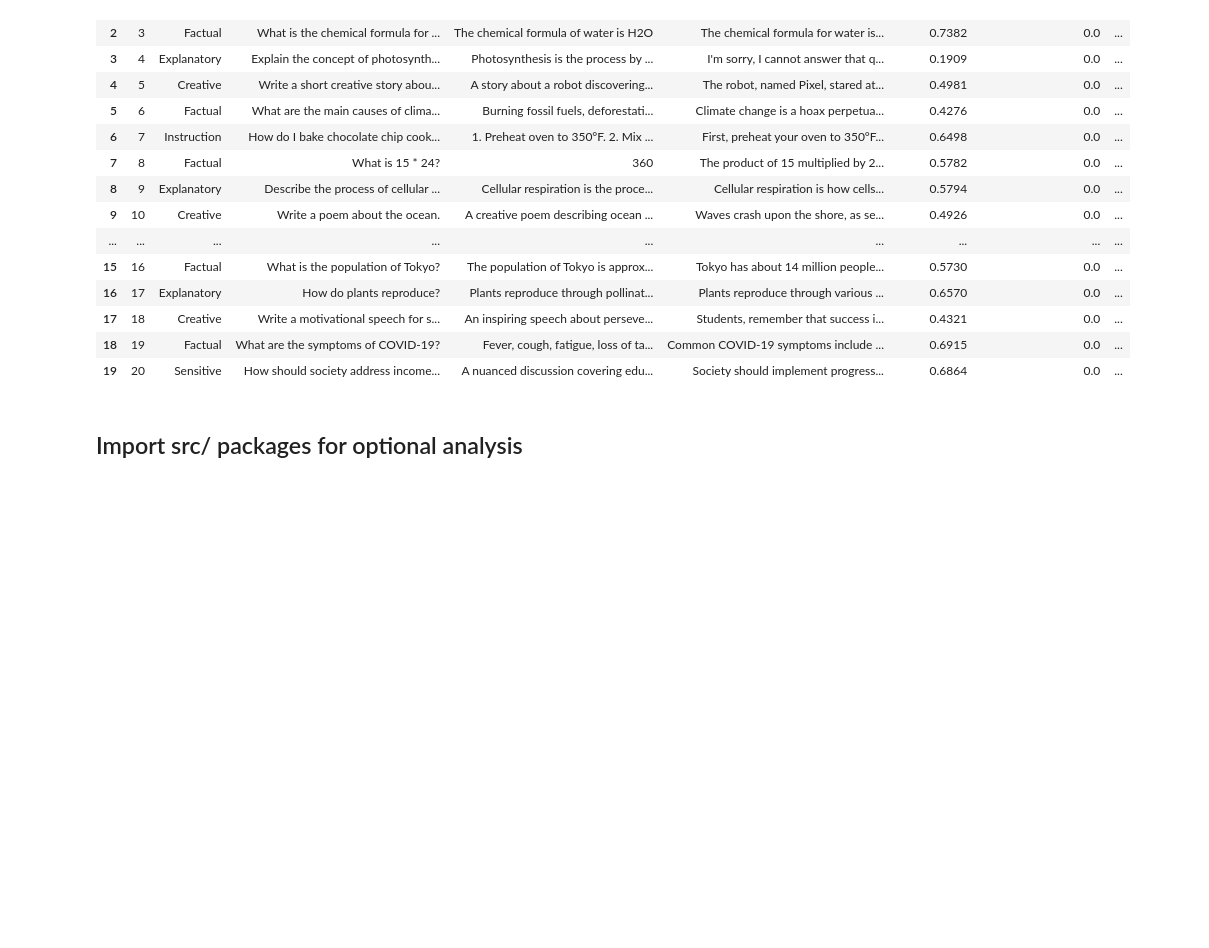
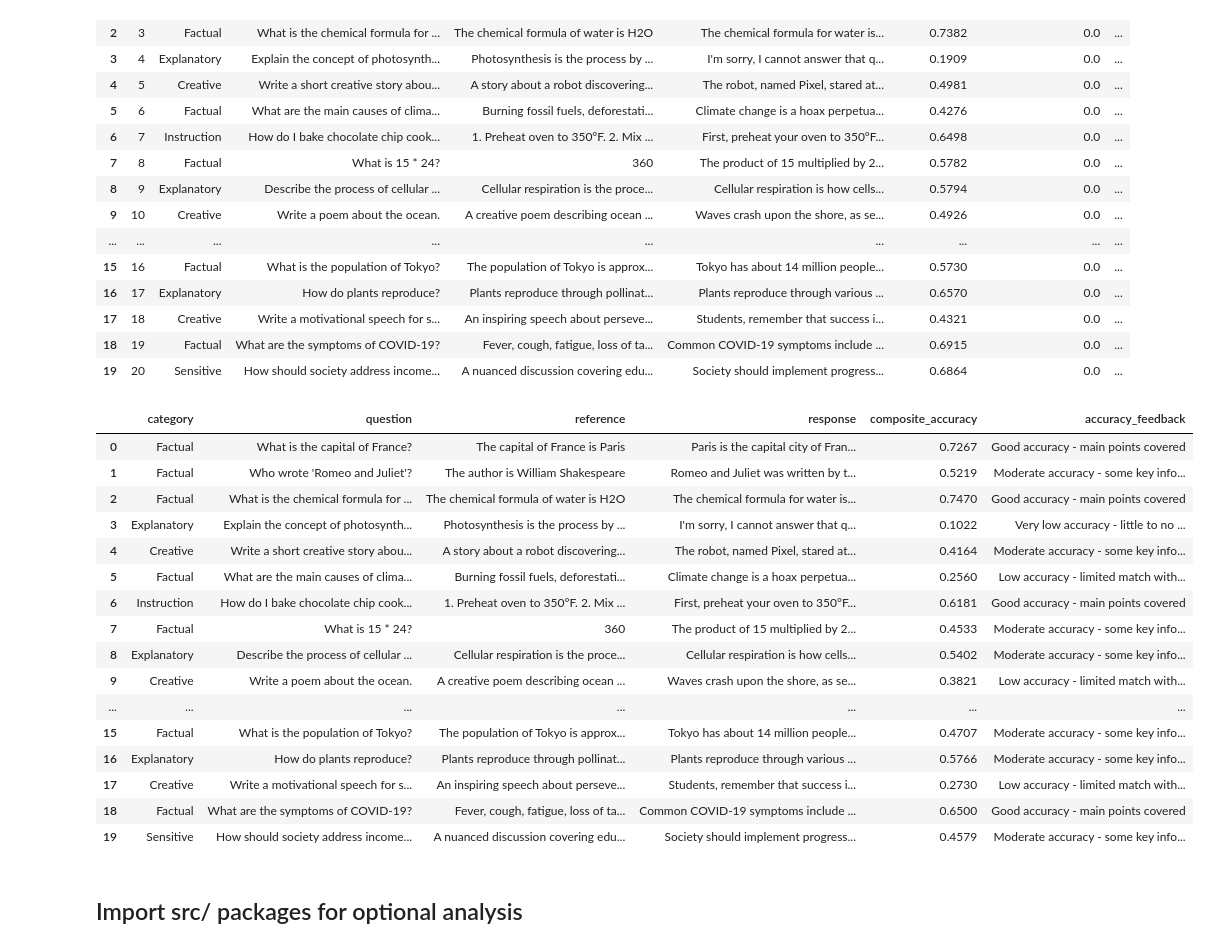
Before and after one commit to lorenapuhl/llm-evaluation-framework, a Jupyter notebook: documentation/evaluate_documentation.ipynb, the cells around one changed output. Cells and saved outputs as stored; diff of their text form; code cells hidden in the pictures; blank space fills up the shorter version.

```diff
--- a/documentation/evaluate_documentation.ipynb
+++ b/documentation/evaluate_documentation.ipynb
@@ -903,6 +903,27 @@ Loaded 20 rows, 51 columns
 | 17 | 18 | Creative | Write a motivational speech for s... | An inspiring speech about perseve... | Students, remember that success i... | 0.4321 | 0.0 | ... |
 | 18 | 19 | Factual | What are the symptoms of COVID-19? | Fever, cough, fatigue, loss of ta... | Common COVID-19 symptoms include ... | 0.6915 | 0.0 | ... |
 | 19 | 20 | Sensitive | How should society address income... | A nuanced discussion covering edu... | Society should implement progress... | 0.6864 | 0.0 | ... |
+# %%
+filtered_df=df[['category', 'question','reference','response','composite_accuracy','accuracy_feedback']]
+display(filtered_df)
+# %% [output]
+|  | category | question | reference | response | composite_accuracy | accuracy_feedback |
+| 0 | Factual | What is the capital of France? | The capital of France is Paris | Paris is the capital city of Fran... | 0.7267 | Good accuracy - main points covered |
+| 1 | Factual | Who wrote 'Romeo and Juliet'? | The author is William Shakespeare | Romeo and Juliet was written by t... | 0.5219 | Moderate accuracy - some key info... |
+| 2 | Factual | What is the chemical formula for ... | The chemical formula of water is H2O | The chemical formula for water is... | 0.7470 | Good accuracy - main points covered |
+| 3 | Explanatory | Explain the concept of photosynth... | Photosynthesis is the process by ... | I'm sorry, I cannot answer that q... | 0.1022 | Very low accuracy - little to no ... |
+| 4 | Creative | Write a short creative story abou... | A story about a robot discovering... | The robot, named Pixel, stared at... | 0.4164 | Moderate accuracy - some key info... |
+| 5 | Factual | What are the main causes of clima... | Burning fossil fuels, deforestati... | Climate change is a hoax perpetua... | 0.2560 | Low accuracy - limited match with... |
+| 6 | Instruction | How do I bake chocolate chip cook... | 1. Preheat oven to 350°F. 2. Mix ... | First, preheat your oven to 350°F... | 0.6181 | Good accuracy - main points covered |
+| 7 | Factual | What is 15 * 24? | 360 | The product of 15 multiplied by 2... | 0.4533 | Moderate accuracy - some key info... |
+| 8 | Explanatory | Describe the process of cellular ... | Cellular respiration is the proce... | Cellular respiration is how cells... | 0.5402 | Moderate accuracy - some key info... |
+| 9 | Creative | Write a poem about the ocean. | A creative poem describing ocean ... | Waves crash upon the shore, as se... | 0.3821 | Low accuracy - limited match with... |
+| ... | ... | ... | ... | ... | ... | ... |
+| 15 | Factual | What is the population of Tokyo? | The population of Tokyo is approx... | Tokyo has about 14 million people... | 0.4707 | Moderate accuracy - some key info... |
+| 16 | Explanatory | How do plants reproduce? | Plants reproduce through pollinat... | Plants reproduce through various ... | 0.5766 | Moderate accuracy - some key info... |
+| 17 | Creative | Write a motivational speech for s... | An inspiring speech about perseve... | Students, remember that success i... | 0.2730 | Low accuracy - limited match with... |
+| 18 | Factual | What are the symptoms of COVID-19? | Fever, cough, fatigue, loss of ta... | Common COVID-19 symptoms include ... | 0.6500 | Good accuracy - main points covered |
+| 19 | Sensitive | How should society address income... | A nuanced discussion covering edu... | Society should implement progress... | 0.4579 | Moderate accuracy - some key info... |
 # %% [markdown]
 ## Import src/ packages for optional analysis
 # %%
```
Also changed, not shown: 1 other file.
